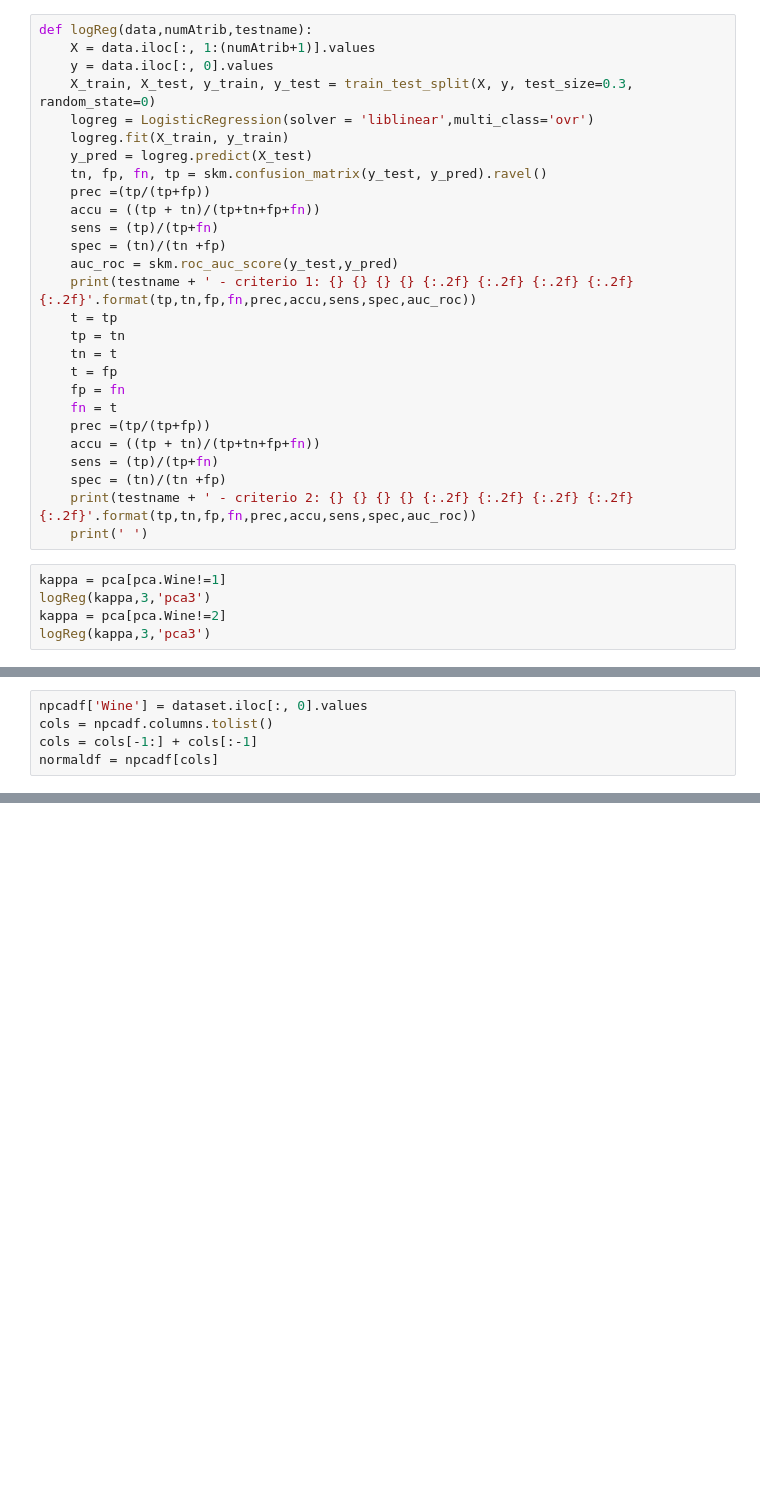
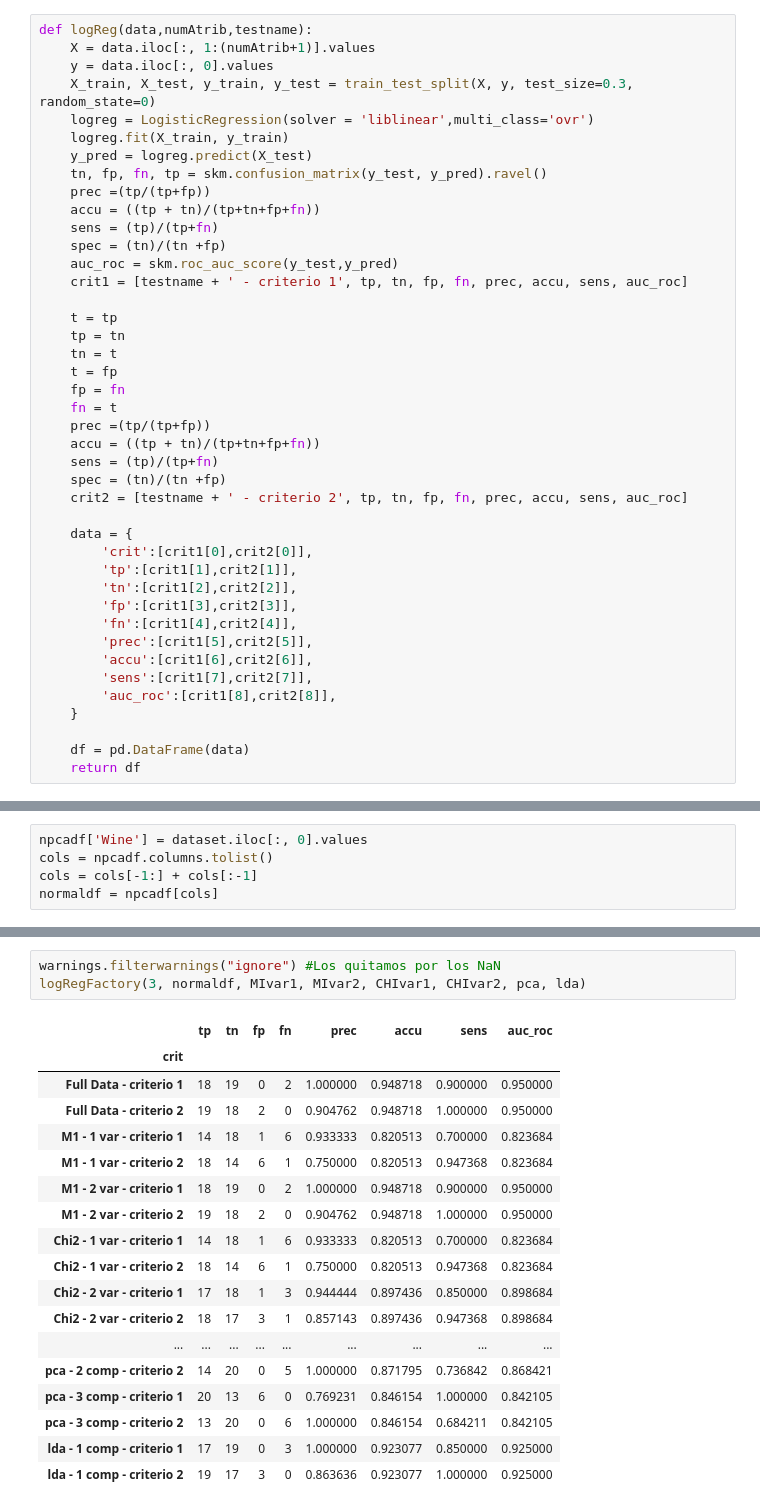
Before and after one commit to davidvicentemartinez/MachineLearning, a Jupyter notebook: parte 2/Parte2.ipynb, the cells around one changed output, grey strips where cells are left out. Cells and saved outputs as stored; diff of their text form; blank space fills up the shorter version.

```diff
--- a/parte 2/Parte2.ipynb
+++ b/parte 2/Parte2.ipynb
@@ -443,7 +444,8 @@ def logReg(data,numAtrib,testname):
     sens = (tp)/(tp+fn)
     spec = (tn)/(tn +fp)
     auc_roc = skm.roc_auc_score(y_test,y_pred)
-    print(testname + ' - criterio 1: {} {} {} {} {:.2f} {:.2f} {:.2f} {:.2f} {:.2f}'.format(tp,tn,fp,fn,prec,accu,sens,spec,auc_roc))
+    crit1 = [testname + ' - criterio 1', tp, tn, fp, fn, prec, accu, sens, auc_roc]
+
     t = tp
     tp = tn
     tn = t
@@ -454,10 +456,19 @@ def logReg(data,numAtrib,testname):
     accu = ((tp + tn)/(tp+tn+fp+fn))
     sens = (tp)/(tp+fn)
     spec = (tn)/(tn +fp)
-    print(testname + ' - criterio 2: {} {} {} {} {:.2f} {:.2f} {:.2f} {:.2f} {:.2f}'.format(tp,tn,fp,fn,prec,accu,sens,spec,auc_roc))
-    print(' ')
+    crit2 = [testname + ' - criterio 2', tp, tn, fp, fn, prec, accu, sens, auc_roc]
+
+    data = {
+        'crit':[crit1[0],crit2[0]],
+        'tp':[crit1[1],crit2[1]],
+        'tn':[crit1[2],crit2[2]],
+        'fp':[crit1[3],crit2[3]],
+        'fn':[crit1[4],crit2[4]],
+        'prec':[crit1[5],crit2[5]],
+        'accu':[crit1[6],crit2[6]],
+        'sens':[crit1[7],crit2[7]],
+        'auc_roc':[crit1[8],crit2[8]],
+    }
+
+    df = pd.DataFrame(data)
+    return df
-# %%
-kappa = pca[pca.Wine!=1]
-logReg(kappa,3,'pca3')
-kappa = pca[pca.Wine!=2]
-logReg(kappa,3,'pca3')
@@ -540,0 +513,22 @@ normaldf = npcadf[cols]
+# %%
+warnings.filterwarnings("ignore") #Los quitamos por los NaN
+logRegFactory(3, normaldf, MIvar1, MIvar2, CHIvar1, CHIvar2, pca, lda)
+# %% [output]
+|  | tp | tn | fp | fn | prec | accu | sens | auc_roc |
+| crit |  |  |  |  |  |  |  |  |
+| Full Data - criterio 1 | 18 | 19 | 0 | 2 | 1.000000 | 0.948718 | 0.900000 | 0.950000 |
+| Full Data - criterio 2 | 19 | 18 | 2 | 0 | 0.904762 | 0.948718 | 1.000000 | 0.950000 |
+| M1 - 1 var - criterio 1 | 14 | 18 | 1 | 6 | 0.933333 | 0.820513 | 0.700000 | 0.823684 |
+| M1 - 1 var - criterio 2 | 18 | 14 | 6 | 1 | 0.750000 | 0.820513 | 0.947368 | 0.823684 |
+| M1 - 2 var - criterio 1 | 18 | 19 | 0 | 2 | 1.000000 | 0.948718 | 0.900000 | 0.950000 |
+| M1 - 2 var - criterio 2 | 19 | 18 | 2 | 0 | 0.904762 | 0.948718 | 1.000000 | 0.950000 |
+| Chi2 - 1 var - criterio 1 | 14 | 18 | 1 | 6 | 0.933333 | 0.820513 | 0.700000 | 0.823684 |
+| Chi2 - 1 var - criterio 2 | 18 | 14 | 6 | 1 | 0.750000 | 0.820513 | 0.947368 | 0.823684 |
+| Chi2 - 2 var - criterio 1 | 17 | 18 | 1 | 3 | 0.944444 | 0.897436 | 0.850000 | 0.898684 |
+| Chi2 - 2 var - criterio 2 | 18 | 17 | 3 | 1 | 0.857143 | 0.897436 | 0.947368 | 0.898684 |
+| ... | ... | ... | ... | ... | ... | ... | ... | ... |
+| pca - 2 comp - criterio 2 | 14 | 20 | 0 | 5 | 1.000000 | 0.871795 | 0.736842 | 0.868421 |
+| pca - 3 comp - criterio 1 | 20 | 13 | 6 | 0 | 0.769231 | 0.846154 | 1.000000 | 0.842105 |
+| pca - 3 comp - criterio 2 | 13 | 20 | 0 | 6 | 1.000000 | 0.846154 | 0.684211 | 0.842105 |
+| lda - 1 comp - criterio 1 | 17 | 19 | 0 | 3 | 1.000000 | 0.923077 | 0.850000 | 0.925000 |
+| lda - 1 comp - criterio 2 | 19 | 17 | 3 | 0 | 0.863636 | 0.923077 | 1.000000 | 0.925000 |
```
Also changed, not shown: parts of 9 cells of this notebook.
